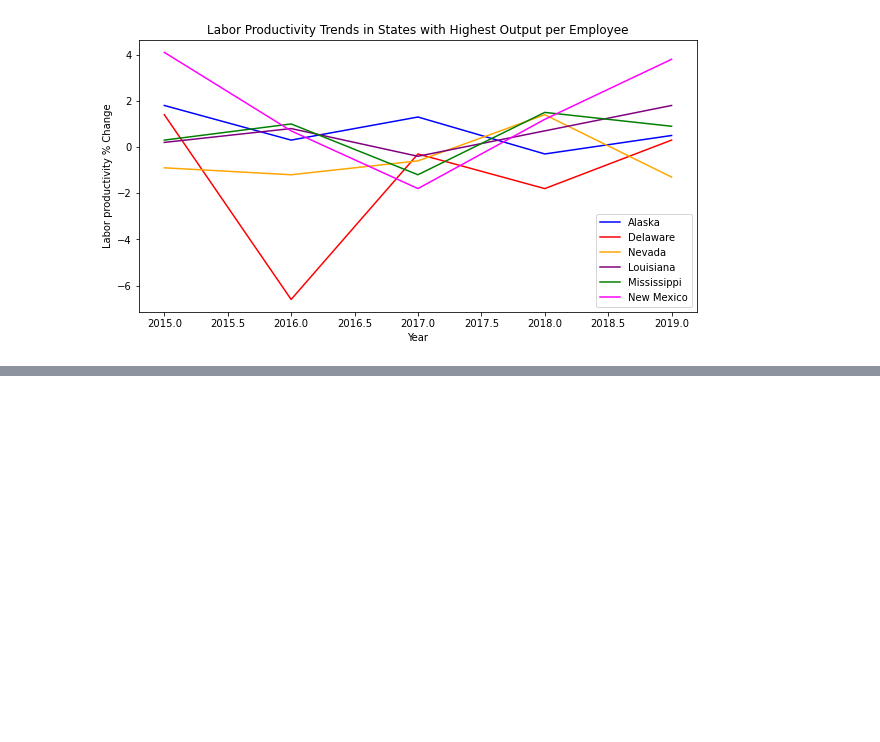
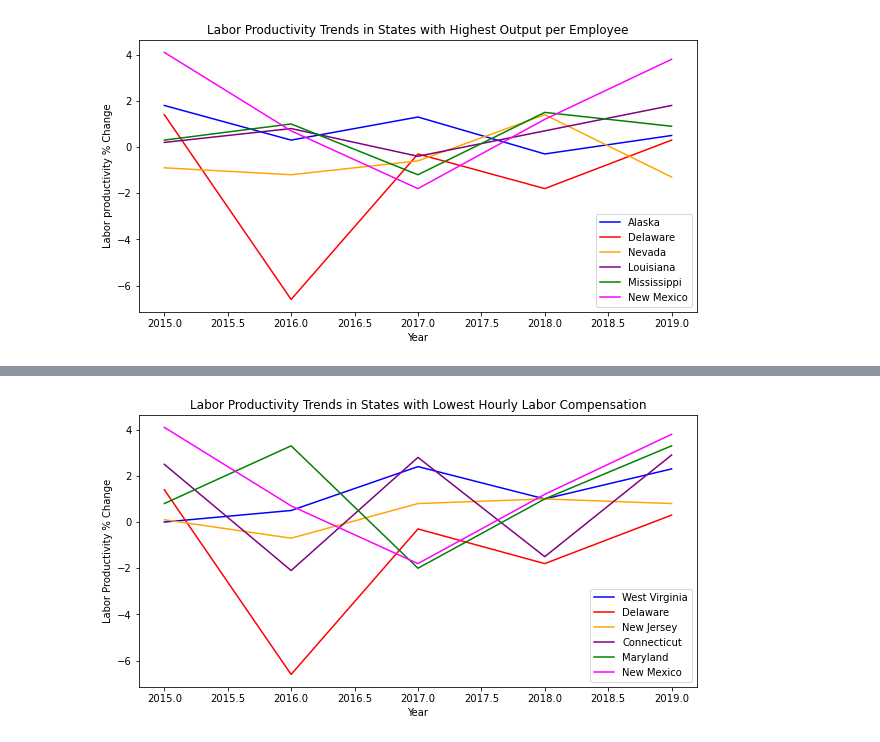
Before and after one commit to Blashford/Next-Factory-ACME, a Jupyter notebook: Analysis_OutputperEmploy_UnitCost.ipynb, the cells around one changed output, grey strips where cells are left out. Saved outputs shown, nothing was run; the diff lists cells and outputs as text; code cells hidden in the pictures; blank space fills up the shorter version.

```diff
--- a/Analysis_OutputperEmploy_UnitCost.ipynb
+++ b/Analysis_OutputperEmploy_UnitCost.ipynb
@@ -169,0 +210,36 @@ plt.show()
+# %%
+# Loop to add lowest states to list
+
+lowest_comp_list = []
+for index, row in lowest_comps2.iterrows():
+    lowest_comp_list.append(index)
+
+lowest_comp_list.append("New Mexico")
+
+# Plot trend lines for the lowest five states
+lowest_comp_list
+prod_df = clean_data.loc[clean_data['State'].isin(lowest_comp_list),:]
+years = prod_df['Year'].unique()
+plt.figure(figsize=(10,5))
+state1, = plt.plot(years, prod_df.loc[prod_df['State'] == lowest_comp_list[0],'Labor productivity (percent change)'],
+                  color = 'blue', label = lowest_comp_list[0])
+state2, = plt.plot(years, prod_df.loc[prod_df['State'] == lowest_comp_list[1],'Labor productivity (percent change)'],
+                  color = 'red', label = lowest_comp_list[1])
+state3, = plt.plot(years, prod_df.loc[prod_df['State'] == lowest_comp_list[2],'Labor productivity (percent change)'],
+                  color = 'orange', label = lowest_comp_list[2])
+state4, = plt.plot(years, prod_df.loc[prod_df['State'] == lowest_comp_list[3],'Labor productivity (percent change)'],
+                  color = 'purple', label = lowest_comp_list[3])
+state5, = plt.plot(years, prod_df.loc[prod_df['State'] == lowest_comp_list[4],'Labor productivity (percent change)'],
+                  color = 'green', label = lowest_comp_list[4])
+state6, = plt.plot(years, prod_df.loc[prod_df['State'] == 'New Mexico','Labor productivity (percent change)'],
+                  color = 'magenta', label = 'New Mexico')
+
+
+plt.legend(handles=[state1, state2, state3, state4, state5, state6], loc='best')
+plt.title('Labor Productivity Trends in States with Lowest Hourly Labor Compensation')
+plt.xlabel('Year')
+plt.ylabel('Labor Productivity % Change')
+plt.savefig("Images/5_Lowest_HrLabor_Comp_Labor_Prod.png")
+plt.show()
+# %% [output]
+[figure, added]
```
Also changed, not shown: parts of 9 cells of this notebook, 8 other files.
